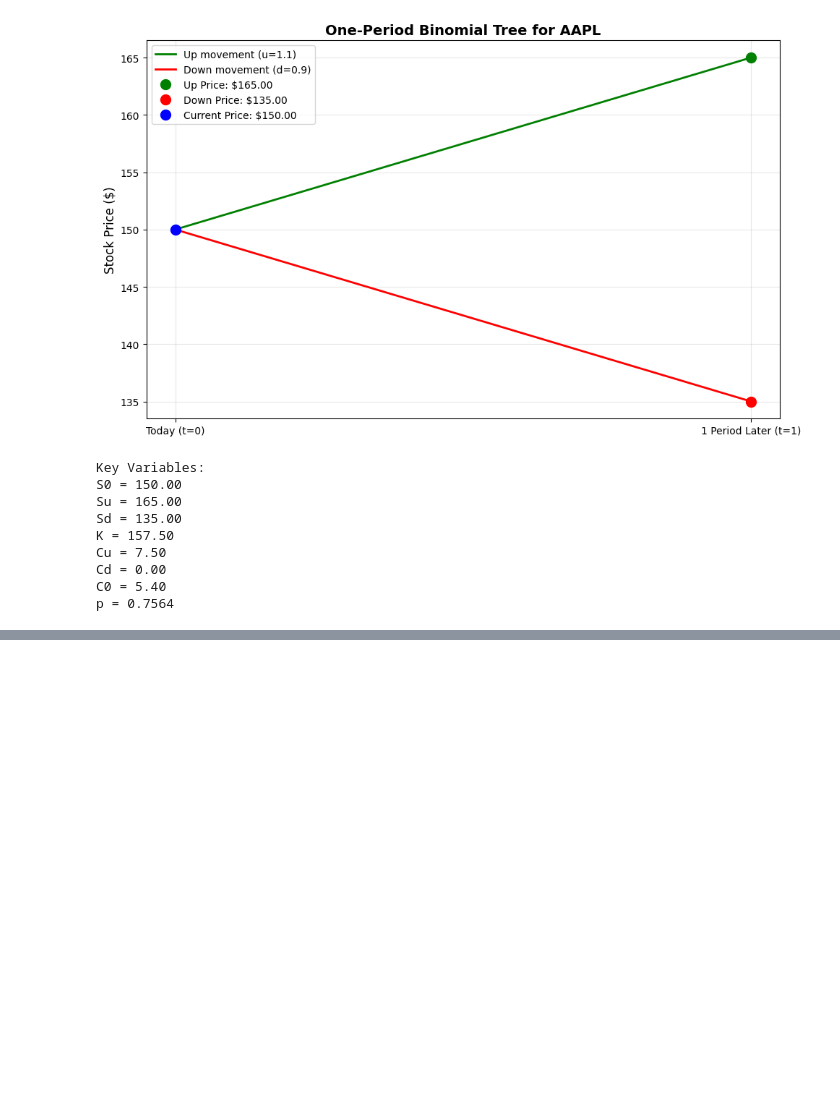
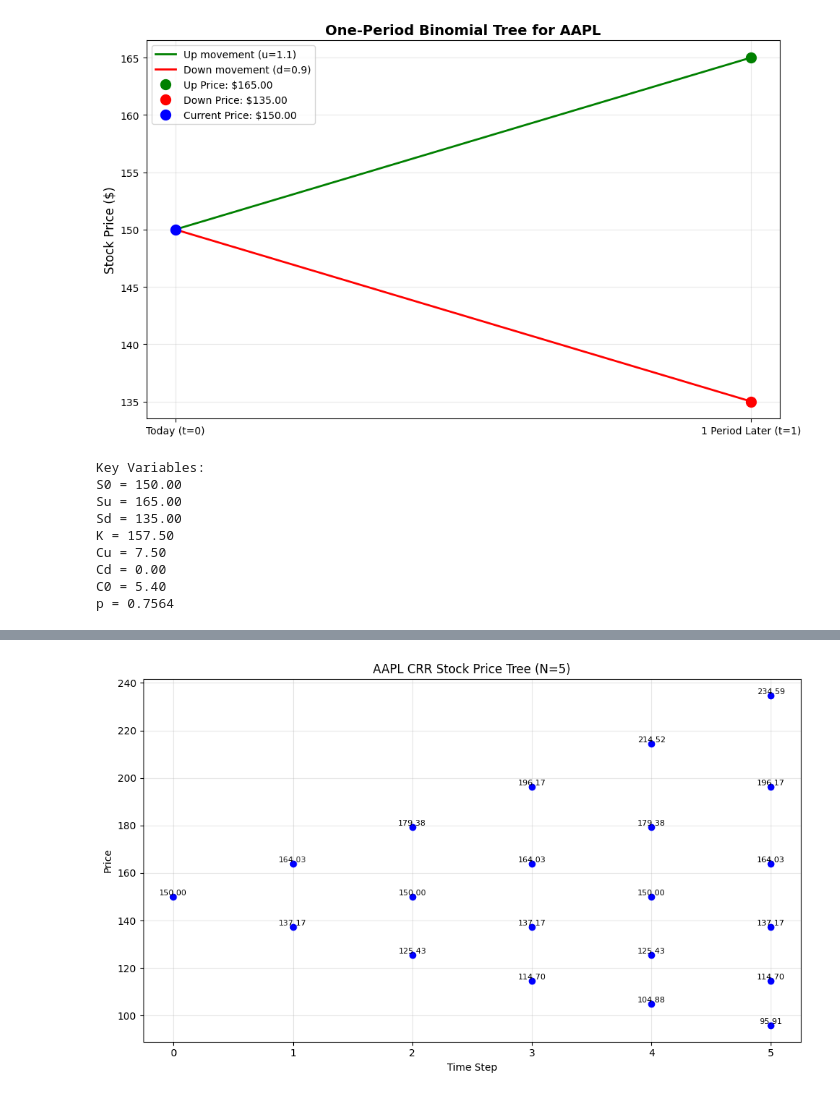
Before and after one commit to MohammedLike/Quantitative-Finance-Practice, a Jupyter notebook: Module 1/binomial_option_pricing.ipynb, the cells around one changed output, grey strips where cells are left out. Saved outputs shown, nothing was run; the diff lists cells and outputs as text; code cells hidden in the pictures; blank space fills up the shorter version.

```diff
--- a/Module 1/binomial_option_pricing.ipynb
+++ b/Module 1/binomial_option_pricing.ipynb
@@ -106,0 +210,81 @@ p = 0.7564
+# %%
+import numpy as np
+import yfinance as yf
+import matplotlib.pyplot as plt
+
+# Step 1: Download real stock data or use fallback price
+ticker = 'AAPL'
+try:
+    data = yf.download(ticker, period='5d', interval='1d')
+    if data.empty:
+        raise ValueError("No data found.")
+    S0 = data['Close'].iloc[-1]
+    print(f"Fetched {ticker} price: ${S0:.2f}")
+except:
+    print("Using fallback price.")
+    S0 = 150.0
+
+# Step 2: Define CRR model parameters
+T = 1                 # Time to maturity (years)
+N = 5                 # Number of time steps
+r = 0.05              # Risk-free interest rate
+sigma = 0.2           # Volatility
+K = S0 * 1.05         # Strike price (5% above S0)
+
+dt = T / N            # Time per step
+u = np.exp(sigma * np.sqrt(dt))       # Up factor
+d = 1 / u                                 # Down factor
+p = (np.exp(r * dt) - d) / (u - d)       # Risk-neutral probability
+discount = np.exp(-r * dt)
+
+# Step 3: Initialize asset prices at maturity
+ST = np.array([S0 * (u**j) * (d**(N-j)) for j in range(N+1)])
+
+# Step 4: Calculate payoffs at maturity
+call_values = np.maximum(ST - K, 0)
+put_values = np.maximum(K - ST, 0)
+
+# Step 5: Backward induction for Call and Put
+for i in range(N-1, -1, -1):
+    call_values = discount * (p * call_values[1:i+2] + (1 - p) * call_values[0:i+1])
+    put_values = discount * (p * put_values[1:i+2] + (1 - p) * put_values[0:i+1])
+
+# Step 6: Output results
+print(f"\nCRR Model for European Options (N={N} steps)")
+print(f"Up factor (u): {u:.4f}")
+print(f"Down factor (d): {d:.4f}")
+print(f"Risk-neutral probability (p): {p:.4f}")
+print(f"Strike price (K): ${K:.2f}")
+print(f"European Call Option Price: ${call_values[0]:.2f}")
+print(f"European Put Option Price:  ${put_values[0]:.2f}")
+
+# Step 7: Final payoff table
+import pandas as pd
+final_prices = [S0 * (u**j) * (d**(N-j)) for j in range(N+1)]
+df = pd.DataFrame({
+    'Final Price': final_prices,
+    'Call Payoff': np.maximum(np.array(final_prices) - K, 0),
+    'Put Payoff': np.maximum(K - np.array(final_prices), 0)
+})
+print("\nPayoffs at Maturity:")
+print(df)
+
+# Step 8: Optional: Visualize the binomial tree (stock prices only)
+if N <= 6:
+    tree = np.zeros((N+1, N+1))
+    for i in range(N+1):
+        for j in range(i+1):
+            tree[j, i] = S0 * (u**j) * (d**(i-j))
+
+    plt.figure(figsize=(10, 6))
+    for i in range(N+1):
+        for j in range(i+1):
+            plt.plot(i, tree[j, i], 'bo')
+            plt.text(i, tree[j, i], f'{tree[j, i]:.2f}', fontsize=8, ha='center', va='bottom')
+    plt.title(f"{ticker} CRR Stock Price Tree (N={N})")
+    plt.xlabel("Time Step")
+    plt.ylabel("Price")
+    plt.grid(True, alpha=0.3)
+    plt.tight_layout()
+    plt.show()
+# %% [output]
@@ -106,0 +310 @@ p = 0.7564
+[figure, added]
```
Also changed, not shown: parts of 27 cells of this notebook.
